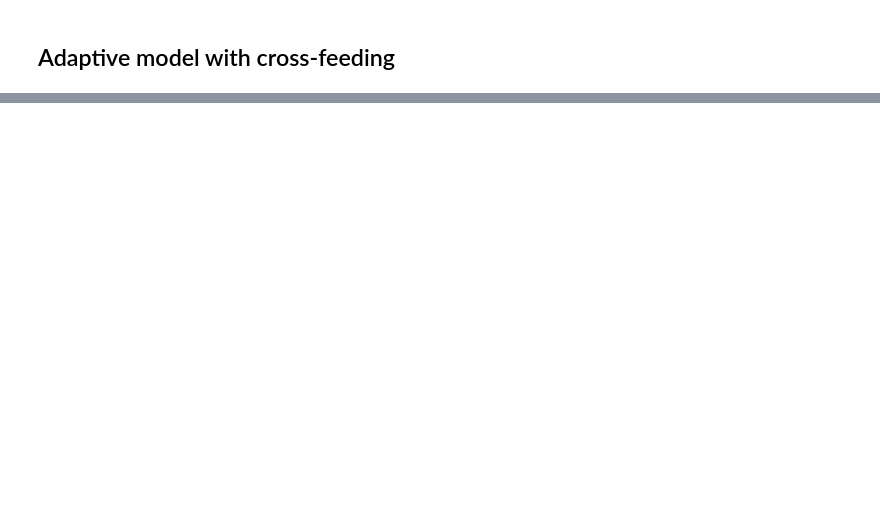
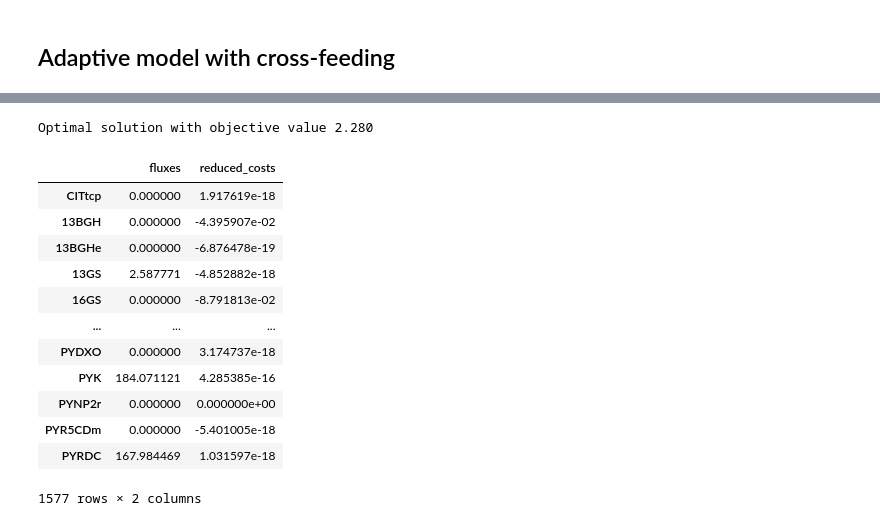
Before and after one commit to vivarium-collective/CRM, a Jupyter notebook: Notebooks/Explore_adaptive_model.ipynb, the cells around one changed output, grey strips where cells are left out. Saved outputs shown, nothing was run; the diff lists cells and outputs as text; code cells hidden in the pictures; blank space fills up the shorter version.

```diff
--- a/Notebooks/Explore_adaptive_model.ipynb
+++ b/Notebooks/Explore_adaptive_model.ipynb
@@ -195,0 +224,17 @@ t, sol = sim_cross.run(plot=True)
+# %%
+mod.optimize()
+# %% [output]
+Optimal solution with objective value 2.280
+|  | fluxes | reduced_costs |
+| CITtcp | 0.000000 | 1.917619e-18 |
+| 13BGH | 0.000000 | -4.395907e-02 |
+| 13BGHe | 0.000000 | -6.876478e-19 |
+| 13GS | 2.587771 | -4.852882e-18 |
+| 16GS | 0.000000 | -8.791813e-02 |
+| ... | ... | ... |
+| PYDXO | 0.000000 | 3.174737e-18 |
+| PYK | 184.071121 | 4.285385e-16 |
+| PYNP2r | 0.000000 | 0.000000e+00 |
+| PYR5CDm | 0.000000 | -5.401005e-18 |
+| PYRDC | 167.984469 | 1.031597e-18 |
+1577 rows × 2 columns
```
Also changed, not shown: parts of 17 cells of this notebook, 1 other file.
